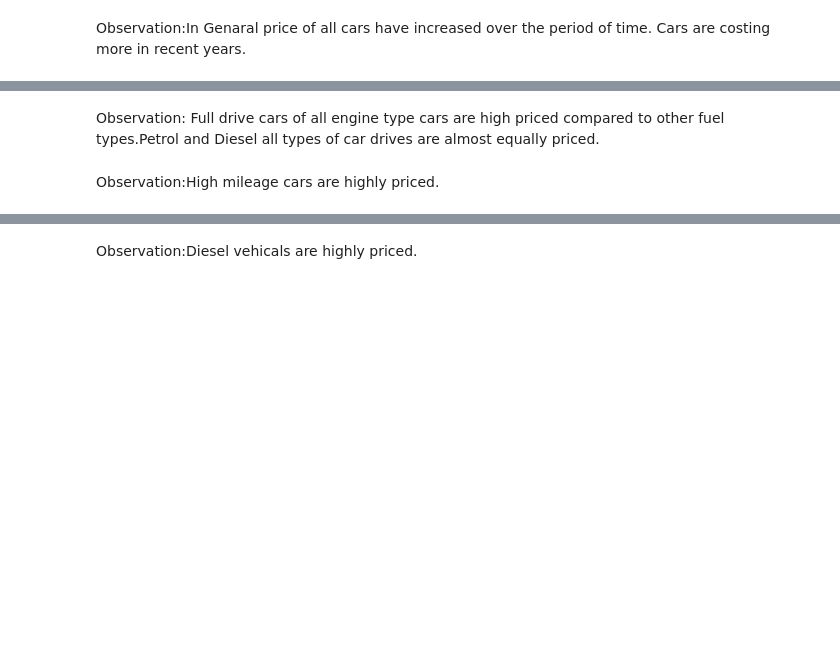
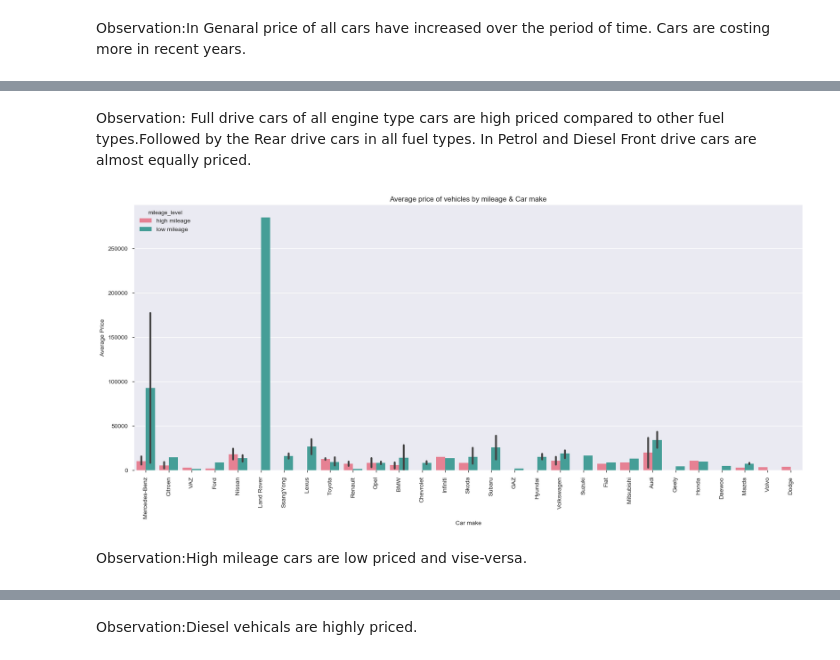
Before and after one commit to ravikumarsahu/EDA-CarSales, a Jupyter notebook: CarSales-EDAFinal.ipynb, the cells around one changed output, grey strips where cells are left out. Cells and saved outputs as stored; diff of their text form; code cells hidden in the pictures; blank space fills up the shorter version.

```diff
--- a/CarSales-EDAFinal.ipynb
+++ b/CarSales-EDAFinal.ipynb
@@ -355,5 +367,10 @@ sns.countplot(carsales_data['body'])
 [figure]
 # %% [markdown]
 Observation:Sedan are most preferred private cars. among public vehicles vans are preferred.
+# %%
+carsales_data.columns = map(str.lower, carsales_data.columns)
+carsales_data['drive'] = carsales_data['drive'].fillna("UnSpecified")
+mileage_avg = sum(carsales_data['mileage']) / len(carsales_data['mileage'])
+carsales_data['mileage_level'] = ["high mileage" if i > mileage_avg else "low mileage" for i in carsales_data['mileage']]
 # %%
 sns.boxplot(x='registration',y='price',hue='mileage_level',data=carsales_data)
@@ -416,16 +449,19 @@ plt.show()
 # %% [markdown]
-Observation: Full drive cars of all engine type cars are high priced compared to other fuel types.Petrol and Diesel all types of car drives are almost equally priced.
+Observation: Full drive cars of all engine type cars are high priced compared to other fuel types.Followed by the Rear drive cars in all fuel types. In Petrol and Diesel Front drive cars are almost equally priced.
 # %%
-fig, ax = plt.subplots(figsize=(8,5))
+fig, ax = plt.subplots(figsize=(20,8))
 colors = ["#00e600", "#ff8c1a","#a180cc"]
-sns.barplot(x="car", y="price", hue= "mileage_level", palette="husl",data=carsales_data)
-ax.set_title("Average price of vehicles by fuel type and drive",fontdict= {'size':12})
+Carsales_Sample = carsales_data.sample(100)
+sns.barplot(x="car", y="price", hue= "mileage_level", palette="husl",data=Carsales_Sample)
+ax.set_title("Average price of vehicles by mileage & Car make",fontdict= {'size':12})
 ax.xaxis.set_label_text("Car make",fontdict= {'size':10})
 ax.yaxis.set_label_text("Average Price",fontdict= {'size':10})
 ticks = plt.setp(ax.get_xticklabels(),rotation=90)
 plt.show()
+# %% [output]
+[figure, added]
 # %% [markdown]
-Observation:High mileage cars are highly priced.
+Observation:High mileage cars are low priced and vise-versa.
 # %%
 #Average price of vehicle by fuel type
 
```
Also changed, not shown: parts of 53 cells of this notebook.
